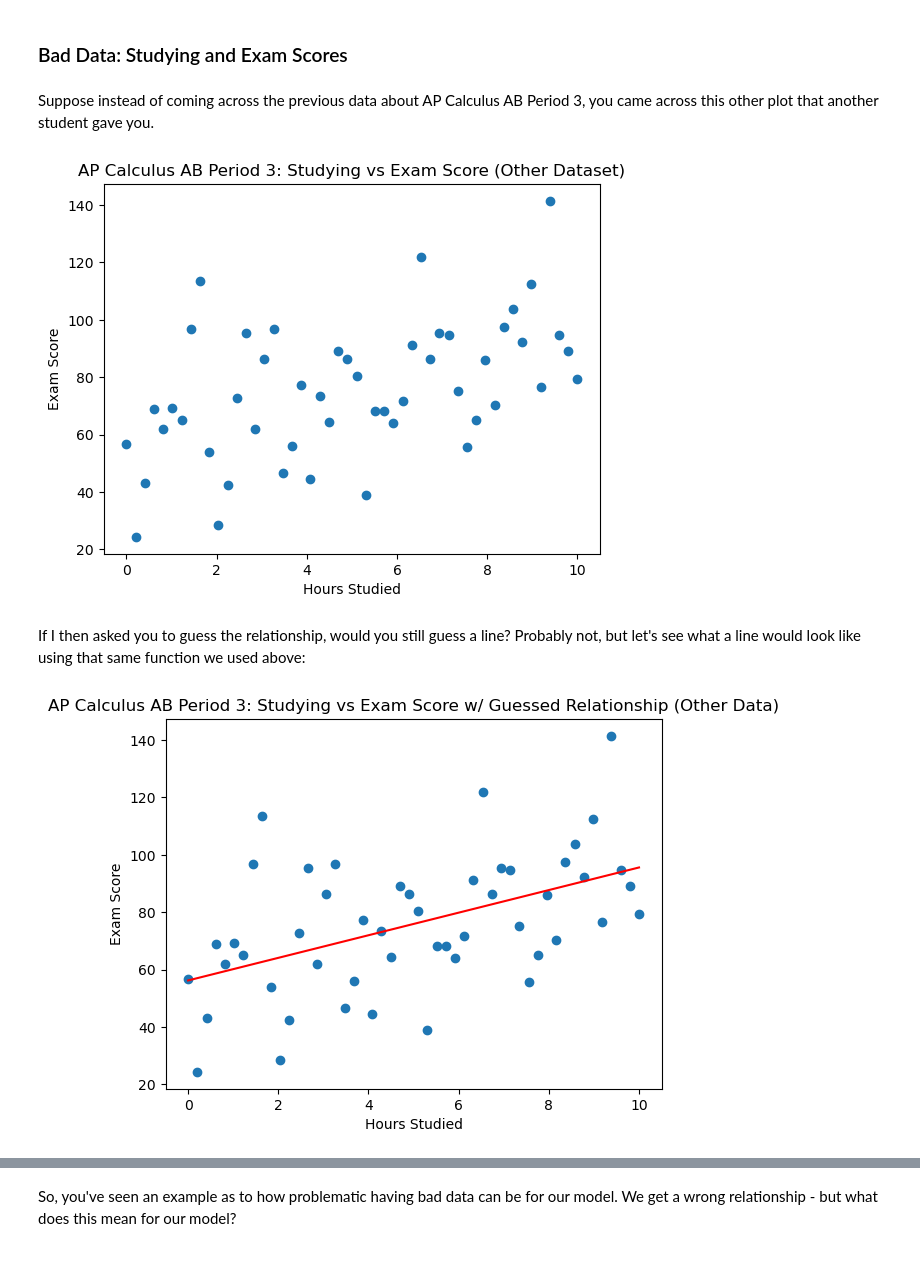
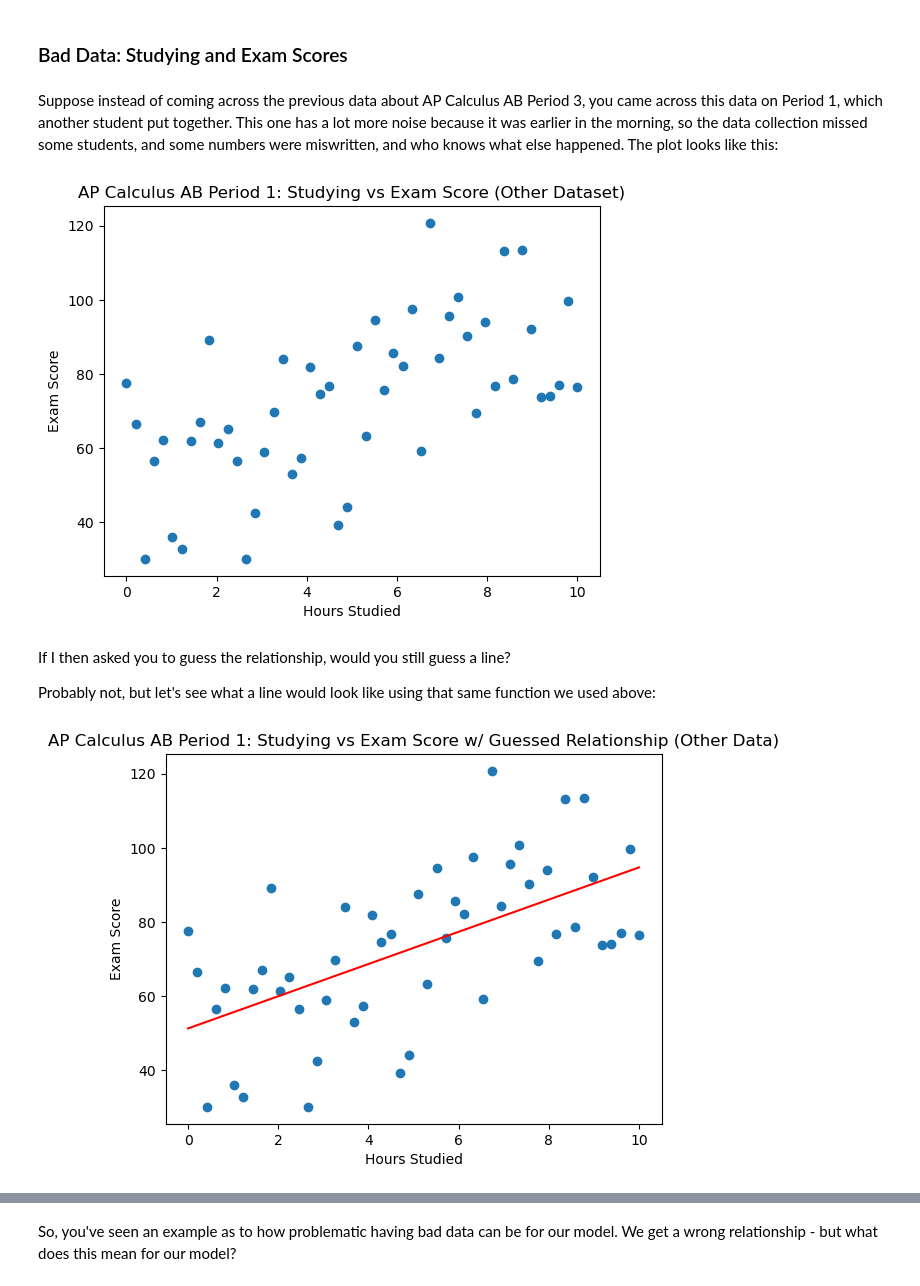
Before and after one commit to nickmelamed/mortorq_instruction, a Jupyter notebook: ml_resources/ml_primer/01-models-data.ipynb, the cells around one changed output, grey strips where cells are left out. Cells and saved outputs as stored; diff of their text form; code cells hidden in the pictures.

```diff
--- a/ml_resources/ml_primer/01-models-data.ipynb
+++ b/ml_resources/ml_primer/01-models-data.ipynb
@@ -119,24 +119,24 @@ But what if our data was much noisier?
 # %% [markdown]
 ### Bad Data: Studying and Exam Scores
 # %% [markdown]
-Suppose instead of coming across the previous data about AP Calculus AB Period 3, you came across this other plot that another student gave you.
+Suppose instead of coming across the previous data about AP Calculus AB Period 3, you came across this data on Period 1, which another student put together. This one has a lot more noise because it was earlier in the morning, so the data collection missed some students, and some numbers were miswritten, and who knows what else happened. The plot looks like this:
 # %%
 # Exam score with heavy noise
-
-
 
 scores_bad = 5 * hours + 50 + np.random.normal(0, 20, size=len(hours))
 
 plt.figure()
 plt.scatter(hours, scores_bad)
 plt.xlabel("Hours Studied")
 plt.ylabel("Exam Score")
-plt.title("AP Calculus AB Period 3: Studying vs Exam Score (Other Dataset)")
+plt.title("AP Calculus AB Period 1: Studying vs Exam Score (Other Dataset)")
 plt.show()
 # %% [output]
-[figure, old version]
+[figure, new version]
 # %% [markdown]
-If I then asked you to guess the relationship, would you still guess a line? Probably not, but let's see what a line would look like using that same function we used above:
+If I then asked you to guess the relationship, would you still guess a line?
+
+Probably not, but let's see what a line would look like using that same function we used above:
 # %%
 slope_bad, intercept_bad = np.polyfit(hours, scores_bad, deg=1)
 y_fit_bad = slope_bad * hours + intercept_bad
@@ -146,8 +146,8 @@ plt.scatter(hours, scores_bad)
 plt.plot(hours, y_fit_bad, color = 'red')
 plt.xlabel("Hours Studied")
 plt.ylabel("Exam Score")
-plt.title("AP Calculus AB Period 3: Studying vs Exam Score w/ Guessed Relationship (Other Data)")
+plt.title("AP Calculus AB Period 1: Studying vs Exam Score w/ Guessed Relationship (Other Data)")
 plt.show()
 # %% [output]
-[figure, old version]
+[figure, new version]
 # %% [markdown]
```
Also changed, not shown: parts of 2 cells of this notebook.
